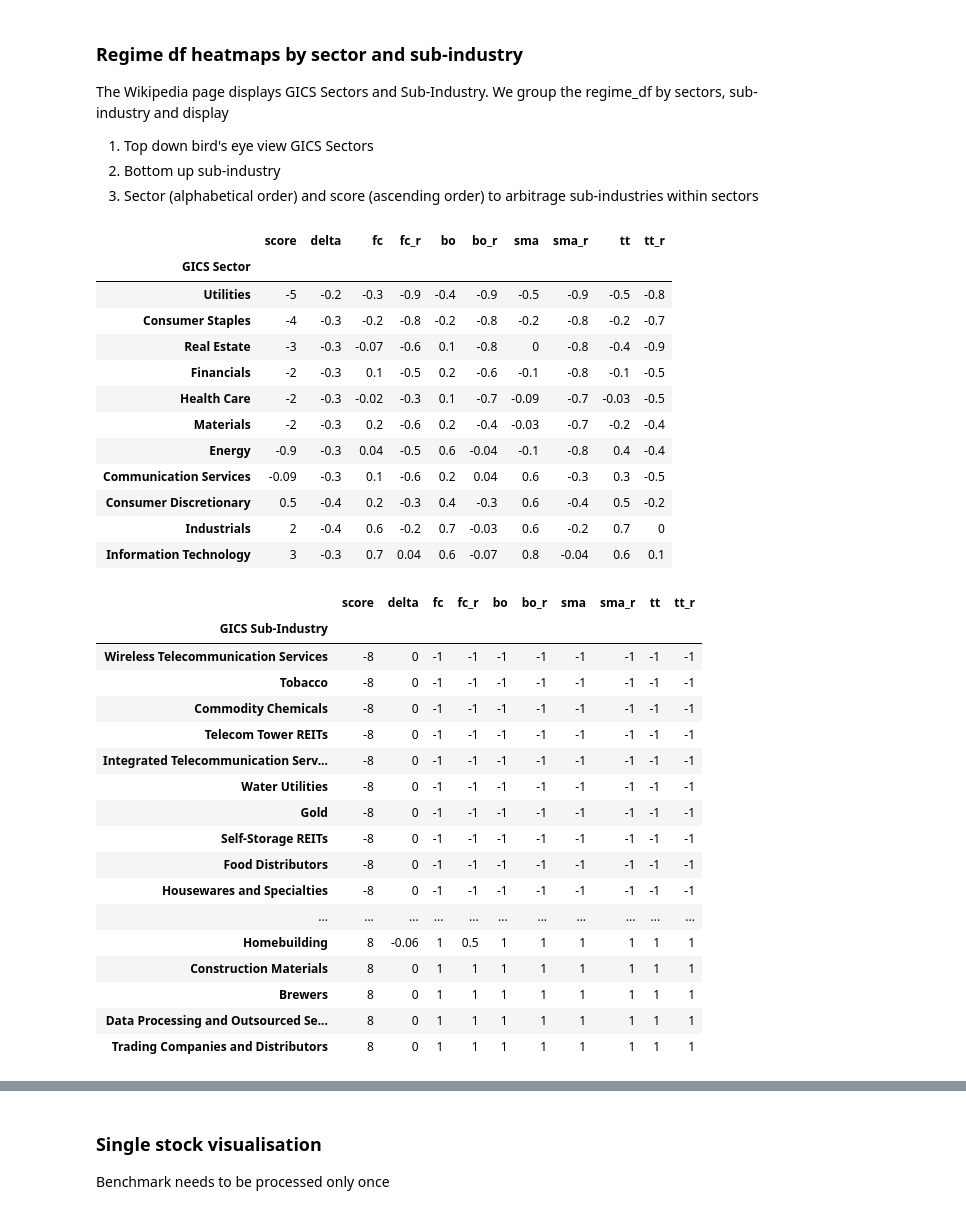
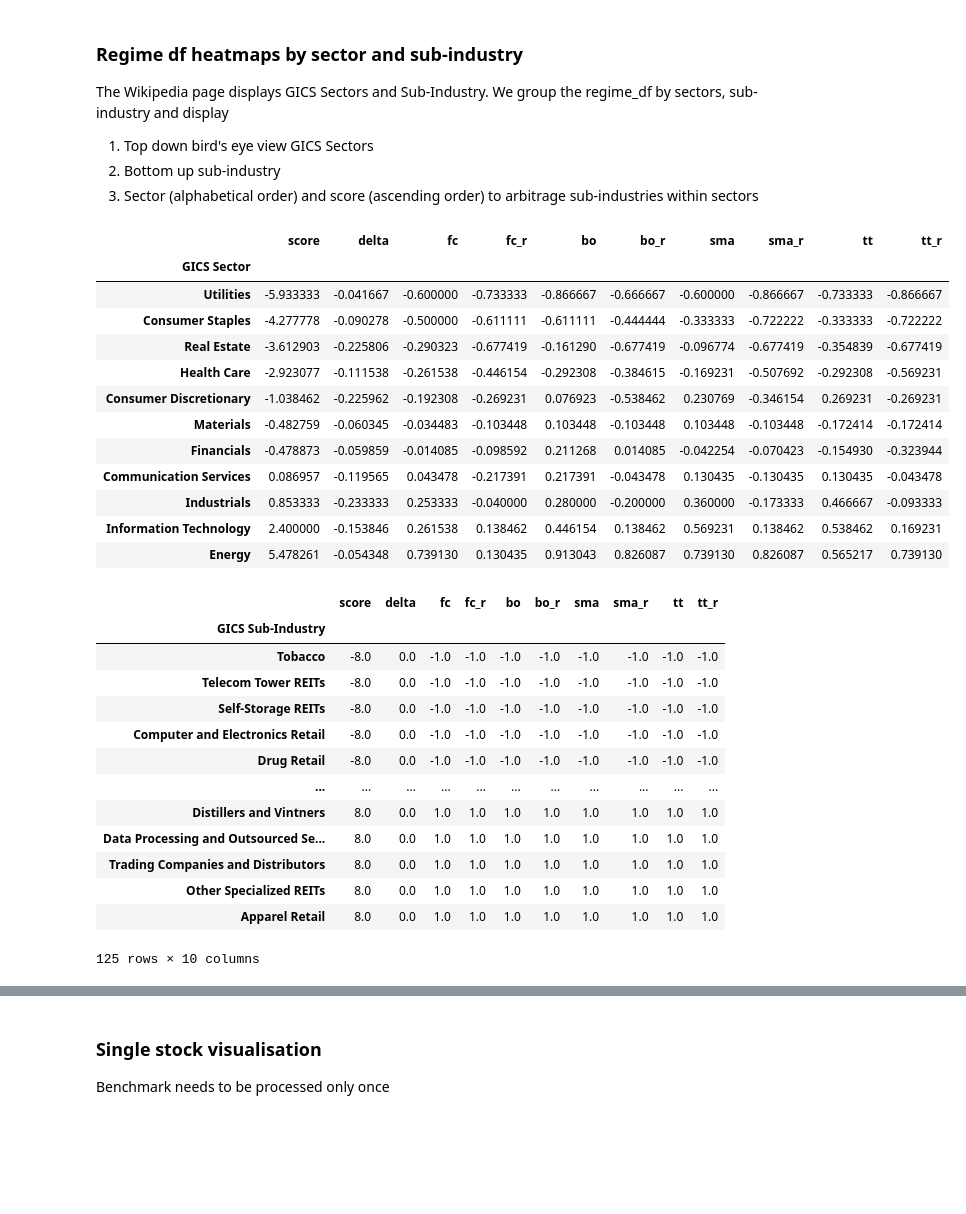
Before and after one commit to bjahnke/backtest_notebook, a Jupyter notebook: notes/market_scanner.ipynb, the cells around one changed output, grey strips where cells are left out. Drawn from its saved outputs; the diff is of its cells as text; code cells hidden in the pictures; blank space fills up the shorter version.

```diff
--- a/notes/market_scanner.ipynb
+++ b/notes/market_scanner.ipynb
@@ -198,24 +198,25 @@ regime_overview = regime_overview.merge(web_df[['Symbol', 'GICS Sector', 'GICS S
 # %%
 groupby_cols = ['score', 'delta'] + regime_cols
 sort_key = ['GICS Sector']
 sector_overview = regime_overview.groupby(sort_key)[groupby_cols].mean().sort_values(
     by= 'score')
 sector_overview.style.background_gradient(
     subset= groupby_cols,cmap= 'RdYlGn').format('{:.1g}')
+sector_overview
 # %% [output]
 |  | score | delta | fc | fc_r | bo | bo_r | sma | sma_r | tt | tt_r |
 | GICS Sector |  |  |  |  |  |  |  |  |  |  |
-| Utilities | -5 | -0.2 | -0.3 | -0.9 | -0.4 | -0.9 | -0.5 | -0.9 | -0.5 | -0.8 |
-| Consumer Staples | -4 | -0.3 | -0.2 | -0.8 | -0.2 | -0.8 | -0.2 | -0.8 | -0.2 | -0.7 |
-| Real Estate | -3 | -0.3 | -0.07 | -0.6 | 0.1 | -0.8 | 0 | -0.8 | -0.4 | -0.9 |
-| Financials | -2 | -0.3 | 0.1 | -0.5 | 0.2 | -0.6 | -0.1 | -0.8 | -0.1 | -0.5 |
-| Health Care | -2 | -0.3 | -0.02 | -0.3 | 0.1 | -0.7 | -0.09 | -0.7 | -0.03 | -0.5 |
-| Materials | -2 | -0.3 | 0.2 | -0.6 | 0.2 | -0.4 | -0.03 | -0.7 | -0.2 | -0.4 |
-| Energy | -0.9 | -0.3 | 0.04 | -0.5 | 0.6 | -0.04 | -0.1 | -0.8 | 0.4 | -0.4 |
-| Communication Services | -0.09 | -0.3 | 0.1 | -0.6 | 0.2 | 0.04 | 0.6 | -0.3 | 0.3 | -0.5 |
-| Consumer Discretionary | 0.5 | -0.4 | 0.2 | -0.3 | 0.4 | -0.3 | 0.6 | -0.4 | 0.5 | -0.2 |
-| Industrials | 2 | -0.4 | 0.6 | -0.2 | 0.7 | -0.03 | 0.6 | -0.2 | 0.7 | 0 |
-| Information Technology | 3 | -0.3 | 0.7 | 0.04 | 0.6 | -0.07 | 0.8 | -0.04 | 0.6 | 0.1 |
+| Utilities | -5.933333 | -0.041667 | -0.600000 | -0.733333 | -0.866667 | -0.666667 | -0.600000 | -0.866667 | -0.733333 | -0.866667 |
+| Consumer Staples | -4.277778 | -0.090278 | -0.500000 | -0.611111 | -0.611111 | -0.444444 | -0.333333 | -0.722222 | -0.333333 | -0.722222 |
+| Real Estate | -3.612903 | -0.225806 | -0.290323 | -0.677419 | -0.161290 | -0.677419 | -0.096774 | -0.677419 | -0.354839 | -0.677419 |
+| Health Care | -2.923077 | -0.111538 | -0.261538 | -0.446154 | -0.292308 | -0.384615 | -0.169231 | -0.507692 | -0.292308 | -0.569231 |
+| Consumer Discretionary | -1.038462 | -0.225962 | -0.192308 | -0.269231 | 0.076923 | -0.538462 | 0.230769 | -0.346154 | 0.269231 | -0.269231 |
+| Materials | -0.482759 | -0.060345 | -0.034483 | -0.103448 | 0.103448 | -0.103448 | 0.103448 | -0.103448 | -0.172414 | -0.172414 |
+| Financials | -0.478873 | -0.059859 | -0.014085 | -0.098592 | 0.211268 | 0.014085 | -0.042254 | -0.070423 | -0.154930 | -0.323944 |
+| Communication Services | 0.086957 | -0.119565 | 0.043478 | -0.217391 | 0.217391 | -0.043478 | 0.130435 | -0.130435 | 0.130435 | -0.043478 |
+| Industrials | 0.853333 | -0.233333 | 0.253333 | -0.040000 | 0.280000 | -0.200000 | 0.360000 | -0.173333 | 0.466667 | -0.093333 |
+| Information Technology | 2.400000 | -0.153846 | 0.261538 | 0.138462 | 0.446154 | 0.138462 | 0.569231 | 0.138462 | 0.538462 | 0.169231 |
+| Energy | 5.478261 | -0.054348 | 0.739130 | 0.130435 | 0.913043 | 0.826087 | 0.739130 | 0.826087 | 0.565217 | 0.739130 |
 # %%
 groupby_cols = ['score', 'delta'] + regime_cols
 sort_key = ['GICS Sub-Industry']
@@ -224,25 +225,22 @@ sub_industry_overview = regime_overview.groupby(sort_key)[groupby_cols].mean().s
 
 sub_industry_overview.style.background_gradient(
     subset= groupby_cols,cmap= 'RdYlGn').format('{:.1g}')
+sub_industry_overview
 # %% [output]
 |  | score | delta | fc | fc_r | bo | bo_r | sma | sma_r | tt | tt_r |
 | GICS Sub-Industry |  |  |  |  |  |  |  |  |  |  |
-| Wireless Telecommunication Services | -8 | 0 | -1 | -1 | -1 | -1 | -1 | -1 | -1 | -1 |
-| Tobacco | -8 | 0 | -1 | -1 | -1 | -1 | -1 | -1 | -1 | -1 |
-| Commodity Chemicals | -8 | 0 | -1 | -1 | -1 | -1 | -1 | -1 | -1 | -1 |
-| Telecom Tower REITs | -8 | 0 | -1 | -1 | -1 | -1 | -1 | -1 | -1 | -1 |
-| Integrated Telecommunication Serv... | -8 | 0 | -1 | -1 | -1 | -1 | -1 | -1 | -1 | -1 |
-| Water Utilities | -8 | 0 | -1 | -1 | -1 | -1 | -1 | -1 | -1 | -1 |
-| Gold | -8 | 0 | -1 | -1 | -1 | -1 | -1 | -1 | -1 | -1 |
-| Self-Storage REITs | -8 | 0 | -1 | -1 | -1 | -1 | -1 | -1 | -1 | -1 |
-| Food Distributors | -8 | 0 | -1 | -1 | -1 | -1 | -1 | -1 | -1 | -1 |
-| Housewares and Specialties | -8 | 0 | -1 | -1 | -1 | -1 | -1 | -1 | -1 | -1 |
+| Tobacco | -8.0 | 0.0 | -1.0 | -1.0 | -1.0 | -1.0 | -1.0 | -1.0 | -1.0 | -1.0 |
+| Telecom Tower REITs | -8.0 | 0.0 | -1.0 | -1.0 | -1.0 | -1.0 | -1.0 | -1.0 | -1.0 | -1.0 |
+| Self-Storage REITs | -8.0 | 0.0 | -1.0 | -1.0 | -1.0 | -1.0 | -1.0 | -1.0 | -1.0 | -1.0 |
+| Computer and Electronics Retail | -8.0 | 0.0 | -1.0 | -1.0 | -1.0 | -1.0 | -1.0 | -1.0 | -1.0 | -1.0 |
+| Drug Retail | -8.0 | 0.0 | -1.0 | -1.0 | -1.0 | -1.0 | -1.0 | -1.0 | -1.0 | -1.0 |
 | ... | ... | ... | ... | ... | ... | ... | ... | ... | ... | ... |
-| Homebuilding | 8 | -0.06 | 1 | 0.5 | 1 | 1 | 1 | 1 | 1 | 1 |
-| Construction Materials | 8 | 0 | 1 | 1 | 1 | 1 | 1 | 1 | 1 | 1 |
-| Brewers | 8 | 0 | 1 | 1 | 1 | 1 | 1 | 1 | 1 | 1 |
-| Data Processing and Outsourced Se... | 8 | 0 | 1 | 1 | 1 | 1 | 1 | 1 | 1 | 1 |
-| Trading Companies and Distributors | 8 | 0 | 1 | 1 | 1 | 1 | 1 | 1 | 1 | 1 |
+| Distillers and Vintners | 8.0 | 0.0 | 1.0 | 1.0 | 1.0 | 1.0 | 1.0 | 1.0 | 1.0 | 1.0 |
+| Data Processing and Outsourced Se... | 8.0 | 0.0 | 1.0 | 1.0 | 1.0 | 1.0 | 1.0 | 1.0 | 1.0 | 1.0 |
+| Trading Companies and Distributors | 8.0 | 0.0 | 1.0 | 1.0 | 1.0 | 1.0 | 1.0 | 1.0 | 1.0 | 1.0 |
+| Other Specialized REITs | 8.0 | 0.0 | 1.0 | 1.0 | 1.0 | 1.0 | 1.0 | 1.0 | 1.0 | 1.0 |
+| Apparel Retail | 8.0 | 0.0 | 1.0 | 1.0 | 1.0 | 1.0 | 1.0 | 1.0 | 1.0 | 1.0 |
+125 rows × 10 columns
 # %%
 groupby_cols = ['score', 'delta'] + regime_cols
 sort_key = ['GICS Sector','GICS Sub-Industry']
```
Also changed, not shown: parts of 3 cells of this notebook, 1 other file.
